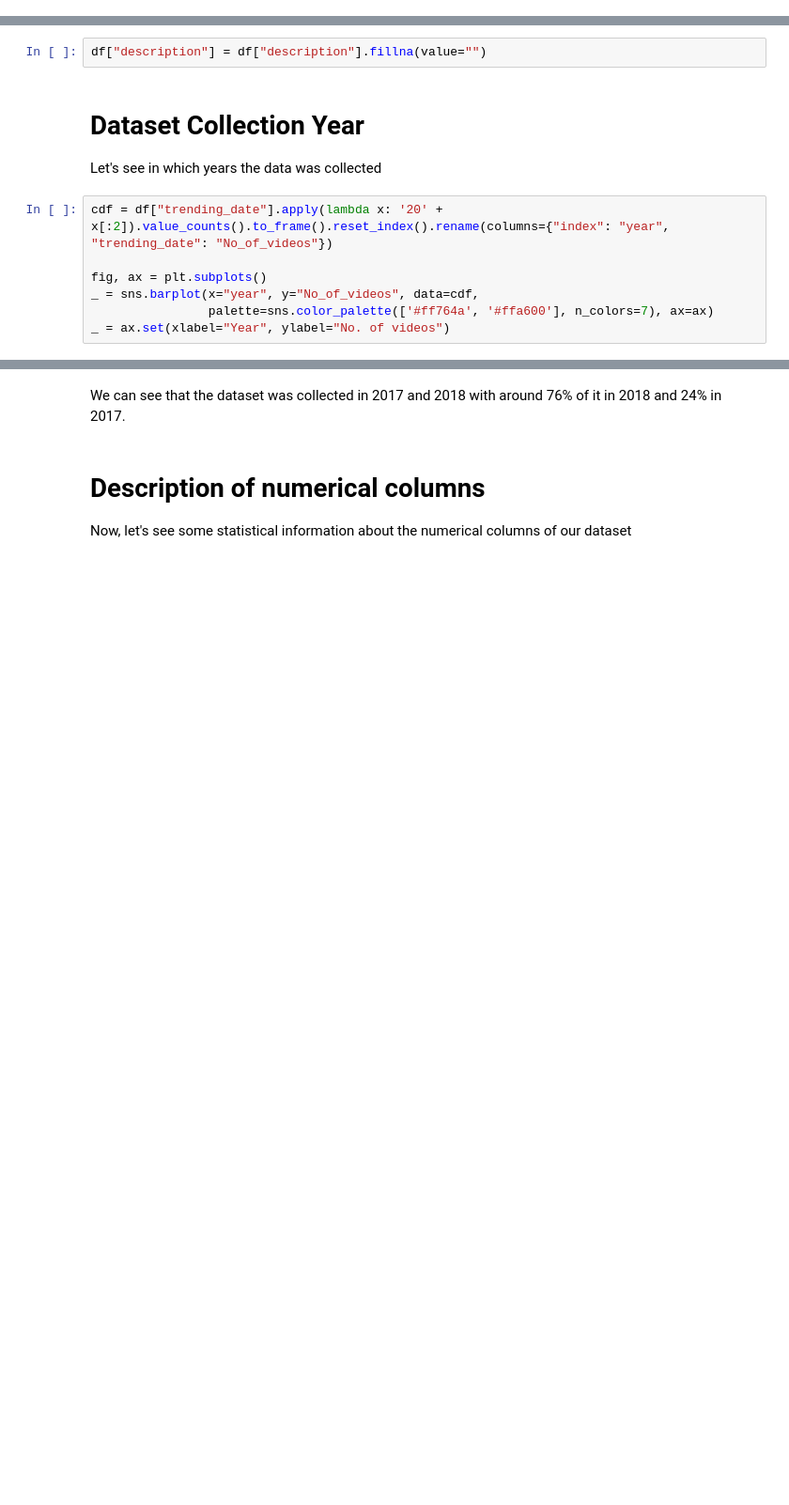
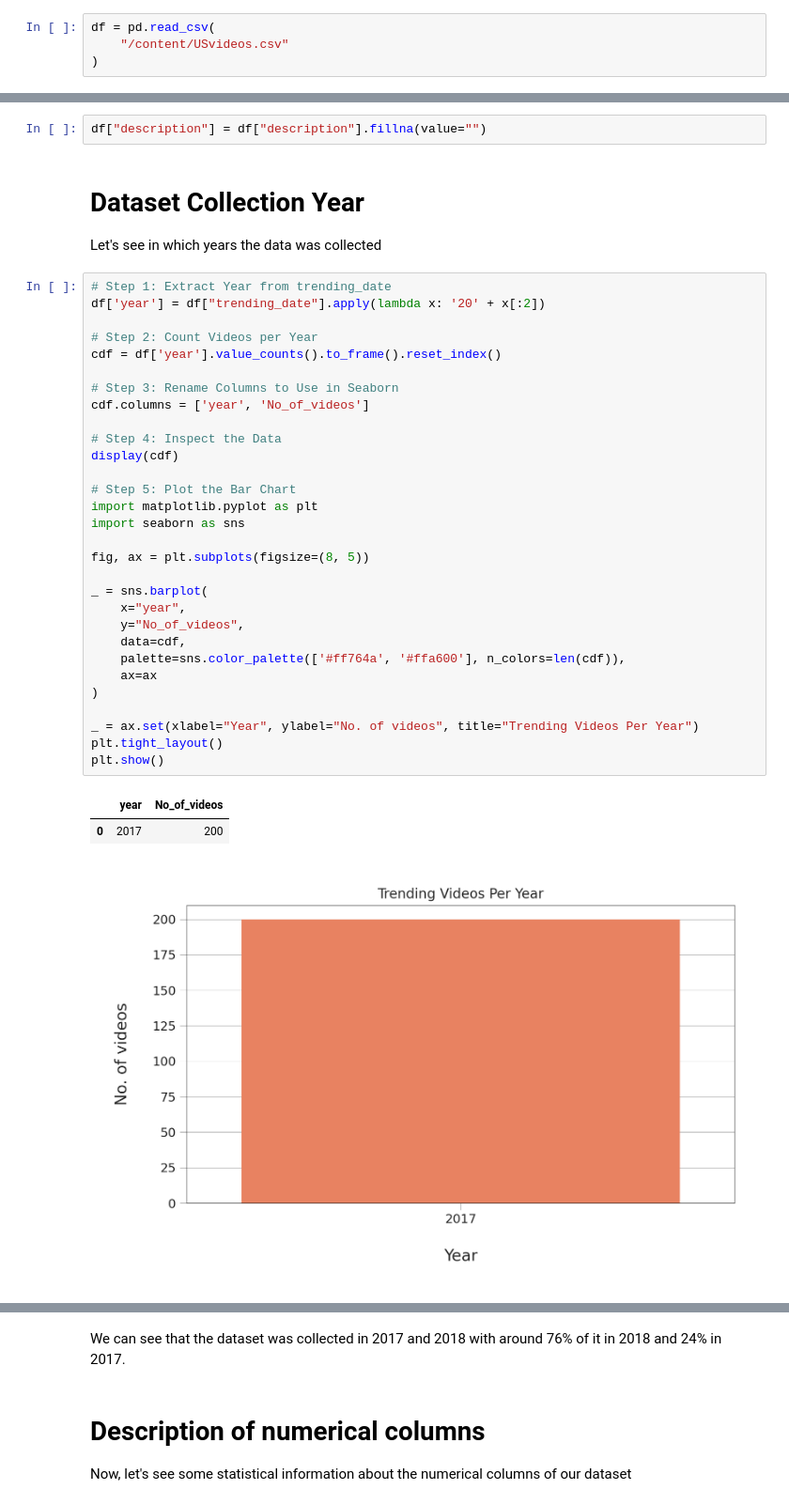
Before and after one commit to Levi-bytes/YouTube-Trending-Videos-Analysis, a Jupyter notebook: YouTube Trending Videos Analysis.ipynb, the cells around one changed output, grey strips where cells are left out. Shown: that part at 94% size. Cells and saved outputs as stored; diff of their text form; blank space fills up the shorter version.

```diff
--- a/YouTube Trending Videos Analysis.ipynb
+++ b/YouTube Trending Videos Analysis.ipynb
@@ -47,3 +43,7 @@ df = pd.read_csv(
+# %%
+df = pd.read_csv(
+    "/content/USvideos.csv"
+)
 # %% [markdown]
 ### Let's get a feel of what our dataset looks like by displaying its first few rows
 # %%
@@ -84,11 +99,38 @@ df["description"] = df["description"].fillna(value="")
 
 Let's see in which years the data was collected
 # %%
-cdf = df["trending_date"].apply(lambda x: '20' + x[:2]).value_counts().to_frame().reset_index().rename(columns={"index": "year", "trending_date": "No_of_videos"})
+# Step 1: Extract Year from trending_date
+df['year'] = df["trending_date"].apply(lambda x: '20' + x[:2])
 
-fig, ax = plt.subplots()
-_ = sns.barplot(x="year", y="No_of_videos", data=cdf,
-                palette=sns.color_palette(['#ff764a', '#ffa600'], n_colors=7), ax=ax)
-_ = ax.set(xlabel="Year", ylabel="No. of videos")
+# Step 2: Count Videos per Year
+cdf = df['year'].value_counts().to_frame().reset_index()
+
+# Step 3: Rename Columns to Use in Seaborn
+cdf.columns = ['year', 'No_of_videos']
+
+# Step 4: Inspect the Data
+display(cdf)
+
+# Step 5: Plot the Bar Chart
+import matplotlib.pyplot as plt
+import seaborn as sns
+
+fig, ax = plt.subplots(figsize=(8, 5))
+
+_ = sns.barplot(
+    x="year",
+    y="No_of_videos",
+    data=cdf,
+    palette=sns.color_palette(['#ff764a', '#ffa600'], n_colors=len(cdf)),
+    ax=ax
+)
+
+_ = ax.set(xlabel="Year", ylabel="No. of videos", title="Trending Videos Per Year")
+plt.tight_layout()
+plt.show()
+# %% [output]
+|  | year | No_of_videos |
+| 0 | 2017 | 200 |
+[figure, added]
 # %%
 df["trending_date"].apply(lambda x: '20' + x[:2]).value_counts(normalize=True)
```
Also changed, not shown: parts of 103 cells of this notebook.
